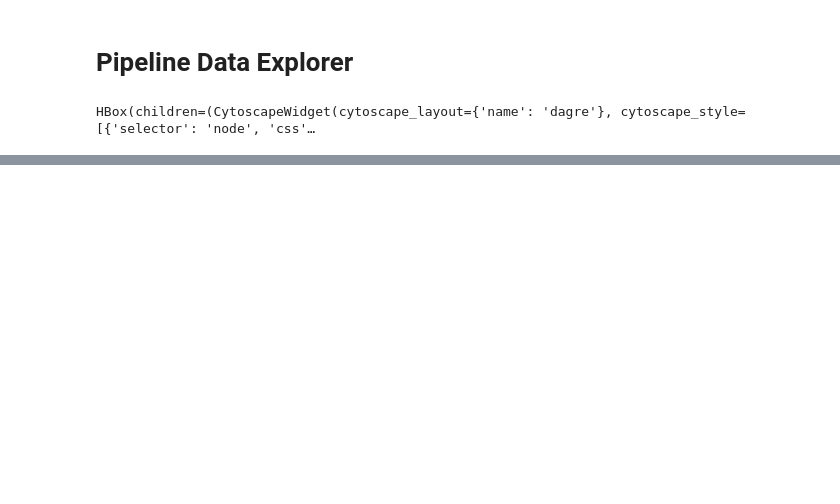
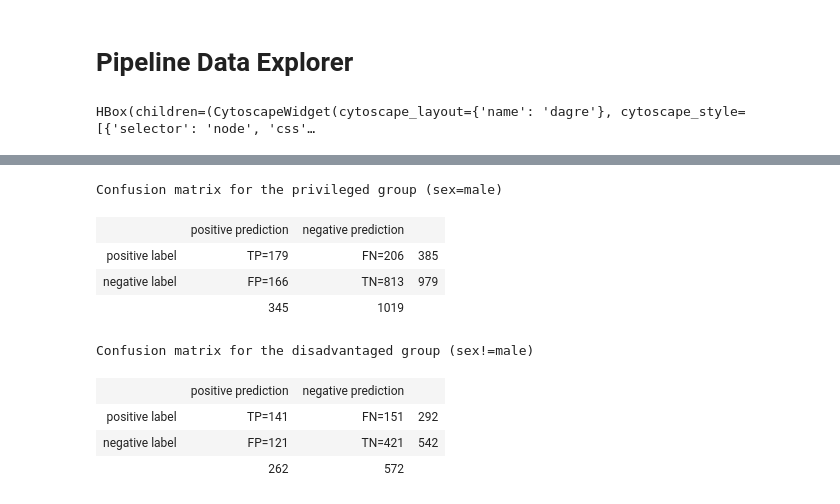
Before and after one commit to schelterlabs/arguseyes, a Jupyter notebook: retrospective_fairnessviolation.ipynb, the cells around one changed output, grey strips where cells are left out. Cells and saved outputs as stored; diff of their text form; code cells hidden in the pictures; blank space fills up the shorter version.

```diff
--- a/retrospective_fairnessviolation.ipynb
+++ b/retrospective_fairnessviolation.ipynb
@@ -26,2 +26,15 @@ retrospective.confusion_matrices_for_groups()
+# %%
+retrospective.show_confusion_matrix('sex', 'male')
+# %% [output]
+Confusion matrix for the privileged group (sex=male)
+|  | positive prediction | negative prediction |  |
+| positive label | TP=179 | FN=206 | 385 |
+| negative label | FP=166 | TN=813 | 979 |
+|  | 345 | 1019 |  |
+Confusion matrix for the disadvantaged group (sex!=male)
+|  | positive prediction | negative prediction |  |
+| positive label | TP=141 | FN=151 | 292 |
+| negative label | FP=121 | TN=421 | 542 |
+|  | 262 | 572 |  |
 # %%
 retrospective.fairness_metrics('sex', 'male')
```
Also changed, not shown: parts of 7 cells of this notebook, 3 other files.
